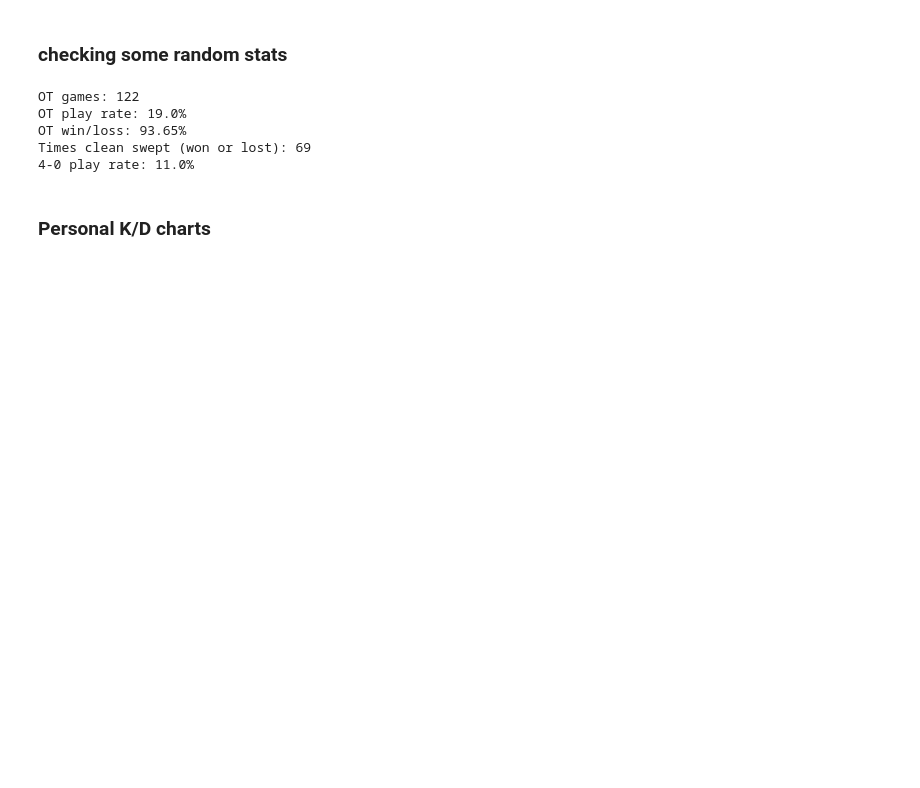
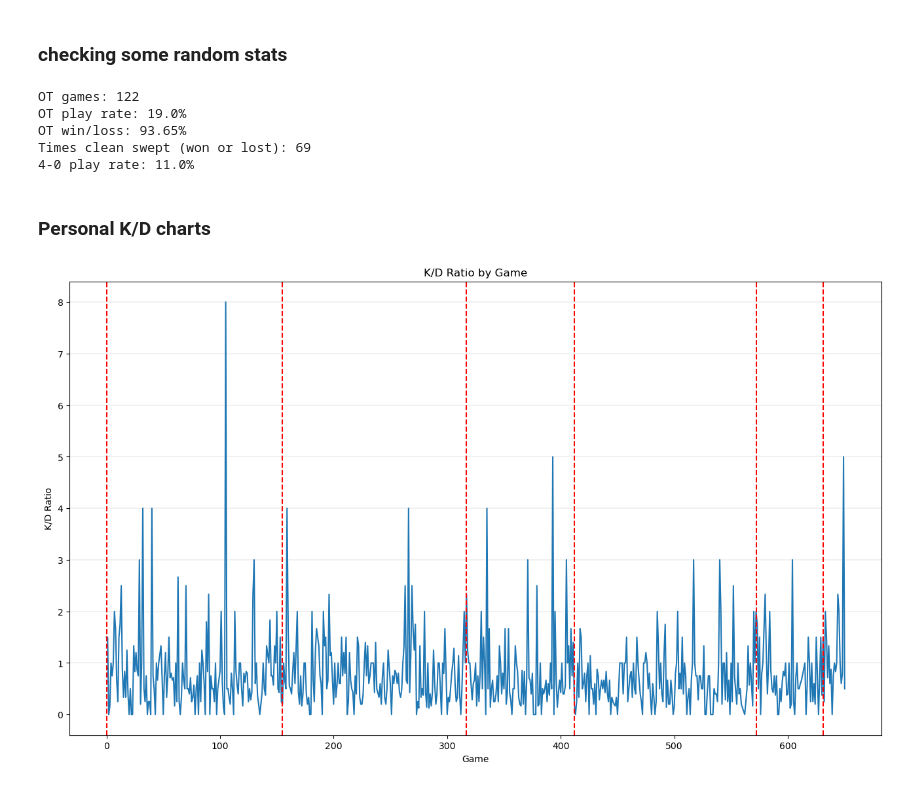
Before and after one commit to jkyle91000/siege-gameplay-analysis, a Jupyter notebook: analysis_with_sqlite.ipynb, the cells around one changed output. Saved outputs shown, nothing was run; the diff lists cells and outputs as text; code cells hidden in the pictures; blank space fills up the shorter version.

Commit message:
8/23/2024
added lifetime kill/death plot with seasonal dividers

```diff
--- a/analysis_with_sqlite.ipynb
+++ b/analysis_with_sqlite.ipynb
@@ -476,0 +500,33 @@ import seaborn as sns
+# %%
+plt.rcParams["figure.figsize"] = 16, 9 # 16in x 9in
+
+sns.lineplot(
+    data = josh_everything["josh_kdr"],
+    estimator = None
+)
+
+# this loop plots the seasonal dividers
+i = 0
+while i < len(josh_everything["season_start"]):
+    if josh_everything["season_start"][i] == "True":
+        plt.axvline(i, color = "red", linestyle = "--")
+    i += 1
+
+# this loop adds some guidelines to make the graph more readable
+j = 1
+while j <= 8:
+    plt.axhline(
+        y = j,
+        color = "gray",
+        linestyle = "-",
+        linewidth = 0.15
+    )
+    j += 1
+
+plt.xlabel("Game")
+plt.ylabel("K/D Ratio")
+plt.title("K/D Ratio by Game")
+
+plt.show()
+# %% [output]
+[figure, added]
```
Also changed, not shown: parts of 4 cells of this notebook.
